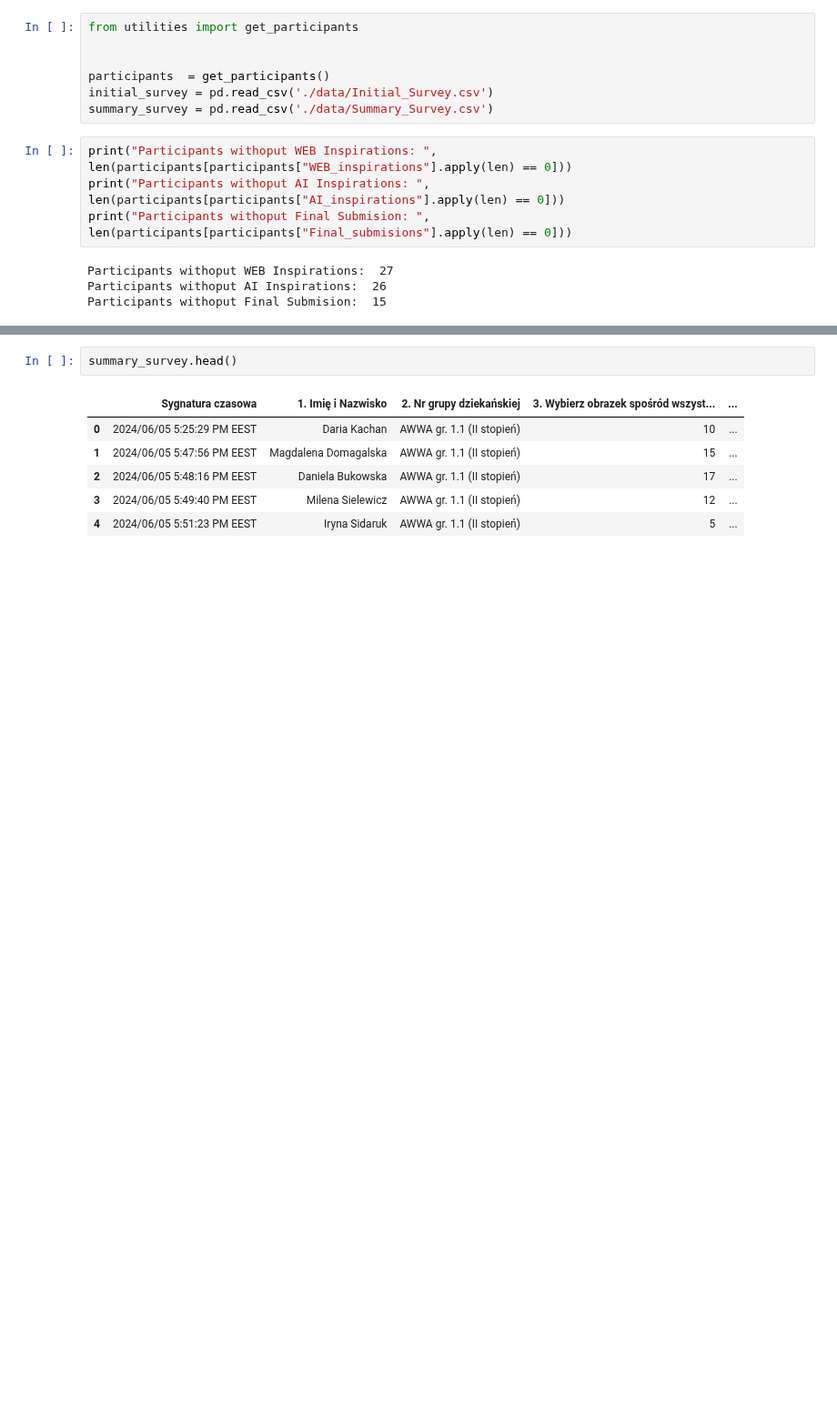
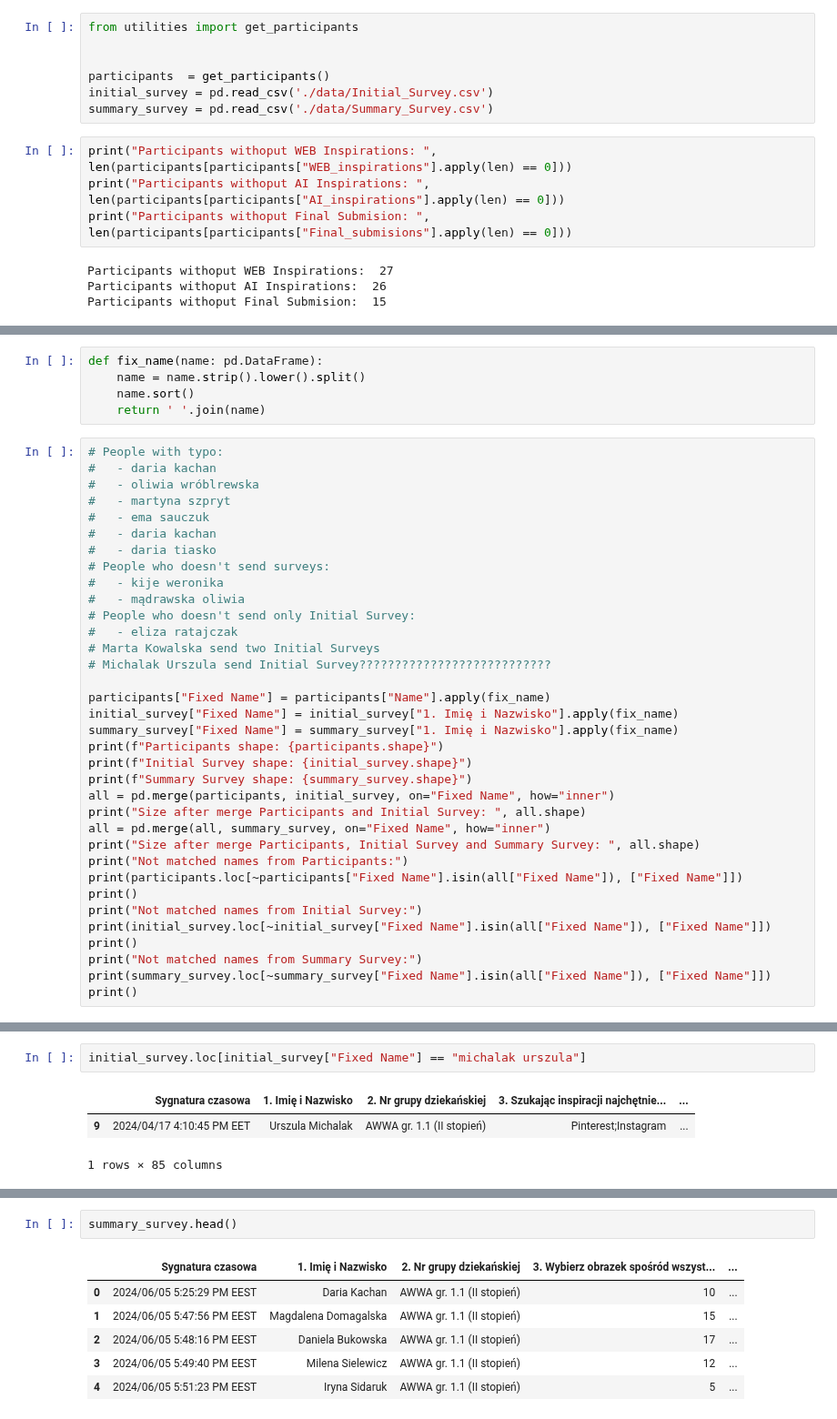
Before and after one commit to adamtms/AI-nspired, a Jupyter notebook: EDA.ipynb, the cells around one changed output, grey strips where cells are left out. Shown at 91% size. Saved outputs shown, nothing was run; the diff lists cells and outputs as text; blank space fills up the shorter version.

Commit message:
Try join participants with surveys and discover typo and missing elems in the data

```diff
--- a/EDA.ipynb
+++ b/EDA.ipynb
@@ -39,0 +40,40 @@ participants.head(10)
+# %%
+def fix_name(name: pd.DataFrame):
+    name = name.strip().lower().split()
+    name.sort()
+    return ' '.join(name)
+# %%
+# People with typo:
+#   - daria kachan
+#   - oliwia wróblrewska
+#   - martyna szpryt
+#   - ema sauczuk
+#   - daria kachan
+#   - daria tiasko
+# People who doesn't send surveys:
+#   - kije weronika
+#   - mądrawska oliwia
+# People who doesn't send only Initial Survey:
+#   - eliza ratajczak
+# Marta Kowalska send two Initial Surveys
+# Michalak Urszula send Initial Survey???????????????????????????
+
+participants["Fixed Name"] = participants["Name"].apply(fix_name)
+initial_survey["Fixed Name"] = initial_survey["1. Imię i Nazwisko"].apply(fix_name)
+summary_survey["Fixed Name"] = summary_survey["1. Imię i Nazwisko"].apply(fix_name)
+print(f"Participants shape: {participants.shape}")
+print(f"Initial Survey shape: {initial_survey.shape}")
+print(f"Summary Survey shape: {summary_survey.shape}")
+all = pd.merge(participants, initial_survey, on="Fixed Name", how="inner")
+print("Size after merge Participants and Initial Survey: ", all.shape)
+all = pd.merge(all, summary_survey, on="Fixed Name", how="inner")
+print("Size after merge Participants, Initial Survey and Summary Survey: ", all.shape)
+print("Not matched names from Participants:")
+print(participants.loc[~participants["Fixed Name"].isin(all["Fixed Name"]), ["Fixed Name"]])
+print()
+print("Not matched names from Initial Survey:")
+print(initial_survey.loc[~initial_survey["Fixed Name"].isin(all["Fixed Name"]), ["Fixed Name"]])
+print()
+print("Not matched names from Summary Survey:")
+print(summary_survey.loc[~summary_survey["Fixed Name"].isin(all["Fixed Name"]), ["Fixed Name"]])
+print()
@@ -39,0 +98,6 @@ participants.head(10)
+# %%
+initial_survey.loc[initial_survey["Fixed Name"] == "michalak urszula"]
+# %% [output]
+|  | Sygnatura czasowa | 1. Imię i Nazwisko | 2. Nr grupy dziekańskiej | 3. Szukając inspiracji najchętnie... | ... |
+| 9 | 2024/04/17 4:10:45 PM EET | Urszula Michalak | AWWA gr. 1.1 (II stopień) | Pinterest;Instagram | ... |
+1 rows × 85 columns
```
Also changed, not shown: parts of 7 cells of this notebook, 2 other files.
